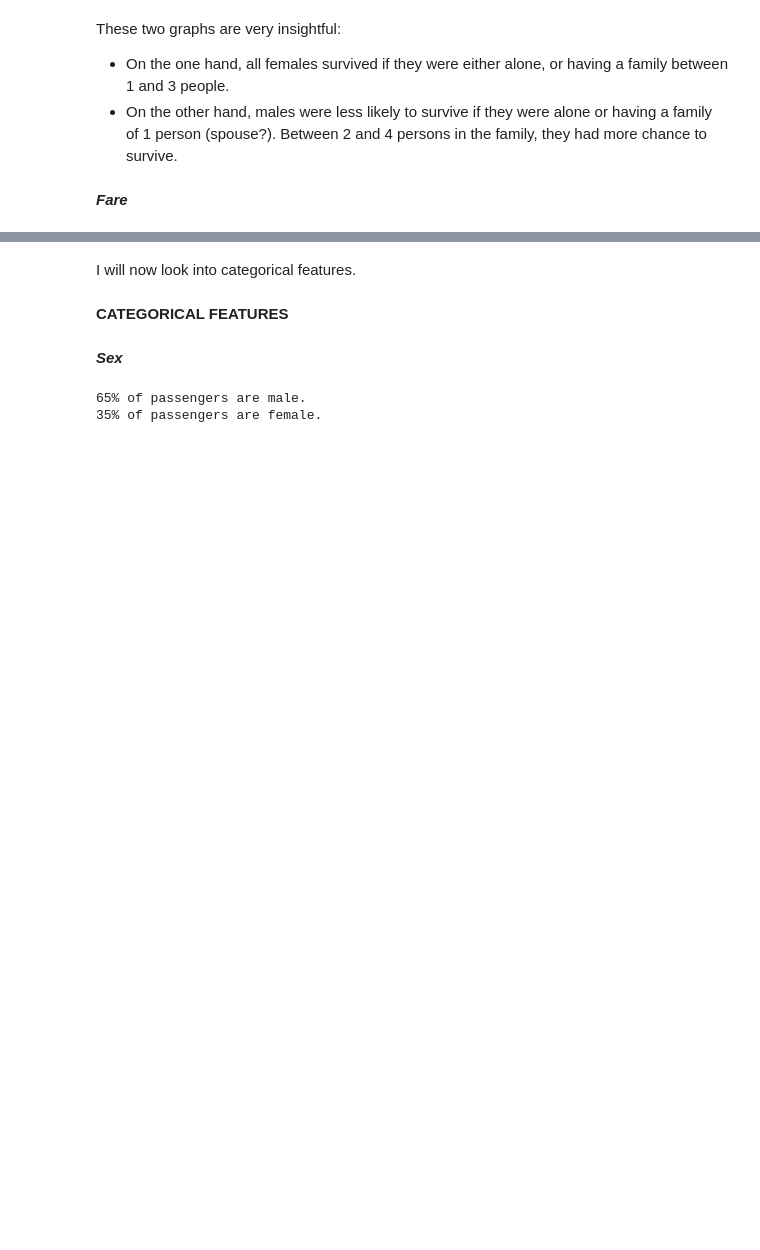
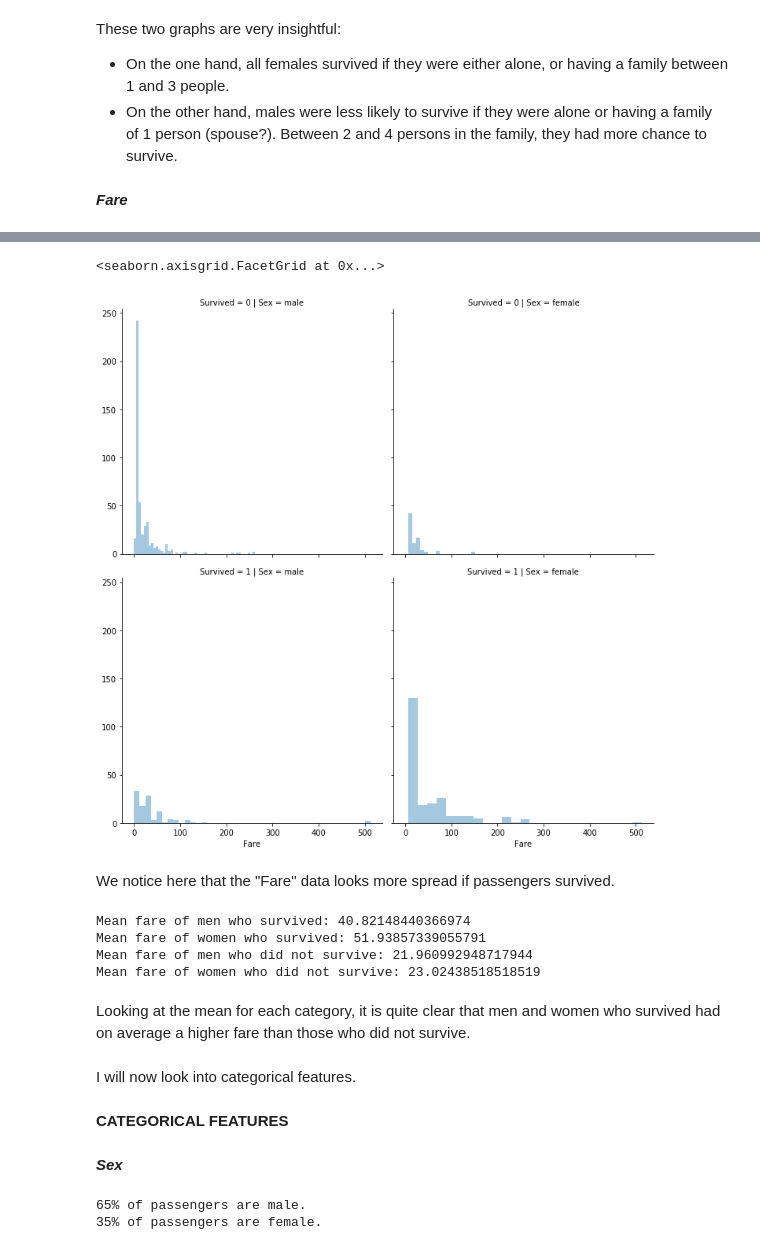
Before and after one commit to SalimAmarti/Titanic_Project, a Jupyter notebook: Titanic model.ipynb, the cells around one changed output, grey strips where cells are left out. Cells and saved outputs as stored; diff of their text form; code cells hidden in the pictures; blank space fills up the shorter version.

Commit message:
Fare feature analysis done

```diff
--- a/Titanic model.ipynb
+++ b/Titanic model.ipynb
@@ -246,3 +255,22 @@ These two graphs are very insightful:
+# %%
+sns.FacetGrid(tit_data_clean,row='Survived',col='Sex',height=5).map(sns.distplot,'Fare',kde=False).add_legend()
+# %% [output]
+<seaborn.axisgrid.FacetGrid at 0x...>
+[figure, added]
+# %% [markdown]
+We notice here that the "Fare" data looks more spread if passengers survived.
+# %%
+print('Mean fare of men who survived:',tit_data_clean[(tit_data_clean['Survived']==1) & (tit_data_clean['Sex']=='male')]['Fare'].mean())
+print('Mean fare of women who survived:',tit_data_clean[(tit_data_clean['Survived']==1) & (tit_data_clean['Sex']=='female')]['Fare'].mean())
+print('Mean fare of men who did not survive:',tit_data_clean[(tit_data_clean['Survived']==0) & (tit_data_clean['Sex']=='male')]['Fare'].mean())
+print('Mean fare of women who did not survive:',tit_data_clean[(tit_data_clean['Survived']==0) & (tit_data_clean['Sex']=='female')]['Fare'].mean())
+# %% [output]
+Mean fare of men who survived: 40.82148440366974
+Mean fare of women who survived: 51.93857339055791
+Mean fare of men who did not survive: 21.960992948717944
+Mean fare of women who did not survive: 23.02438518518519
+# %% [markdown]
+Looking at the mean for each category, it is quite clear that men and women who survived had on average a higher fare than those who did not survive.
 # %% [markdown]
 I will now look into categorical features.
 # %% [markdown]
```
Also changed, not shown: parts of 2 cells of this notebook.
